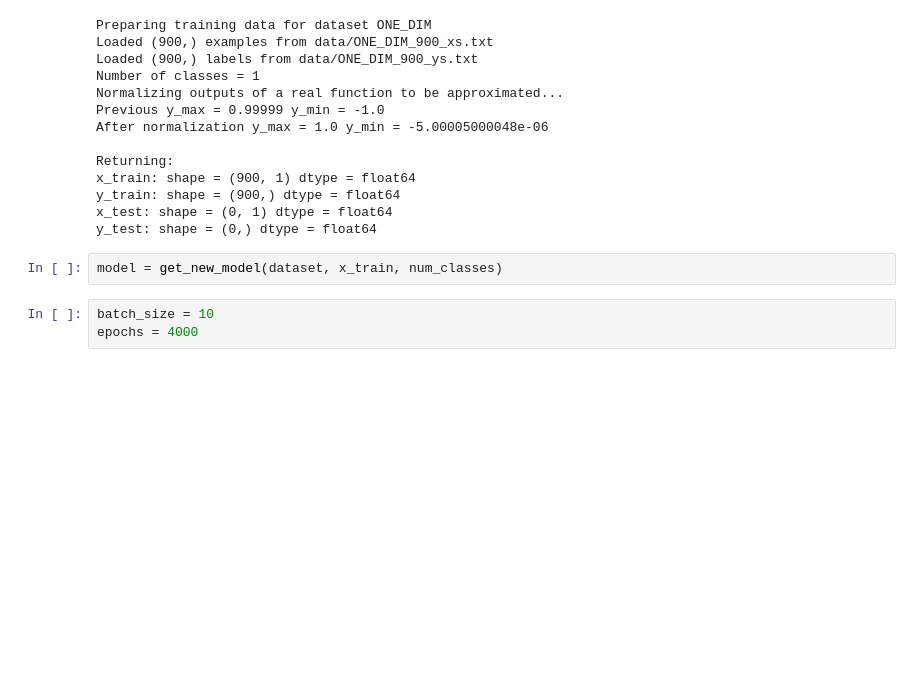
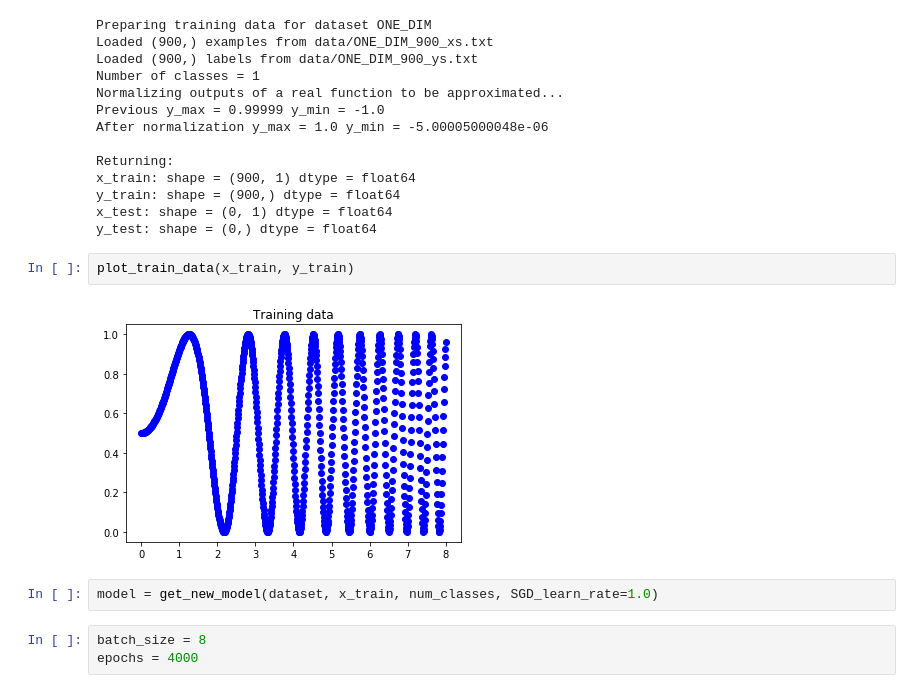
Before and after one commit to BartyzalRadek/neuroinformatics-course, a Jupyter notebook: FFNN.ipynb, the cells around one changed output. Cells and saved outputs as stored; diff of their text form; blank space fills up the shorter version.

```diff
--- a/FFNN.ipynb
+++ b/FFNN.ipynb
@@ -205,10 +207,14 @@ x_train: shape = (900, 1) dtype = float64
 y_train: shape = (900,) dtype = float64
 x_test: shape = (0, 1) dtype = float64
 y_test: shape = (0,) dtype = float64
+# %%
+plot_train_data(x_train, y_train)
+# %% [output]
+[figure, added]
 # %%
-model = get_new_model(dataset, x_train, num_classes)
+model = get_new_model(dataset, x_train, num_classes, SGD_learn_rate=1.0)
 # %%
-batch_size = 10
+batch_size = 8
 epochs = 4000
 # %%
 #y_predicted = train_model(model, batch_size, epochs, x_train[0:20], y_train[0:20], x_test[0:20], y_test[0:20])
```
Also changed, not shown: parts of 8 cells of this notebook.
